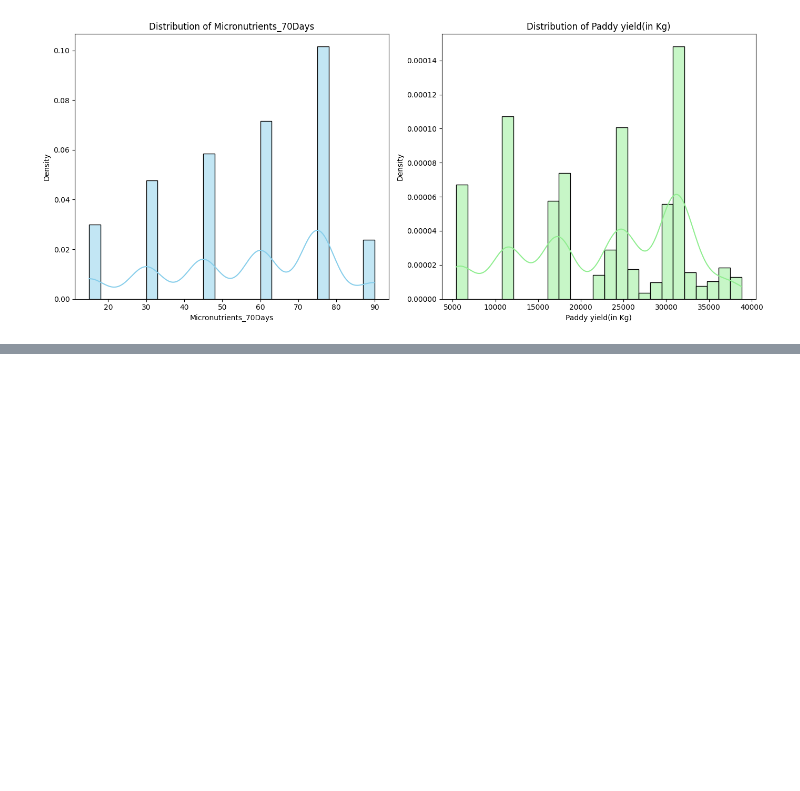
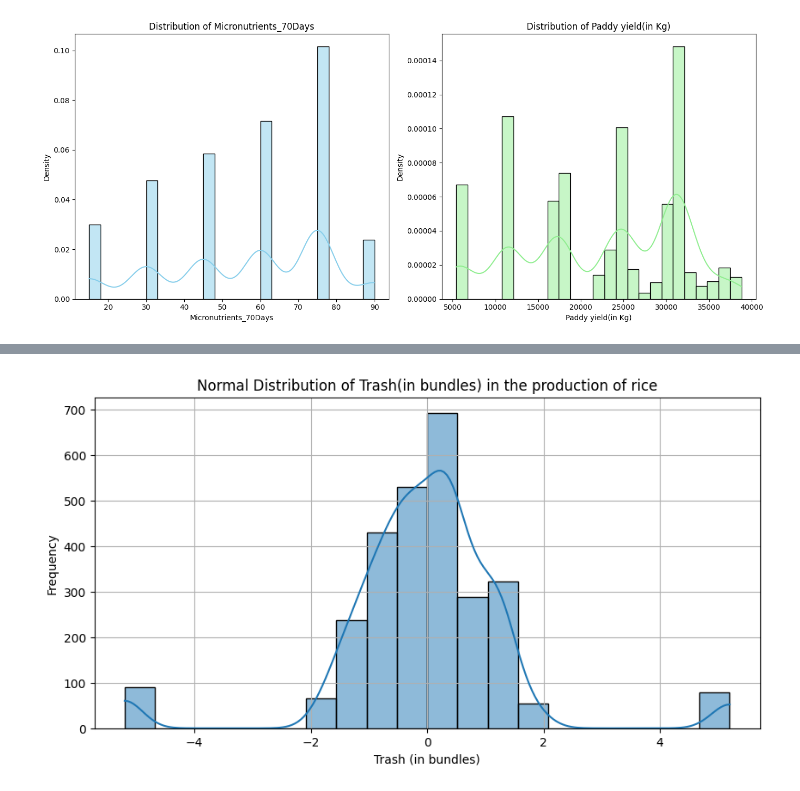
Before and after one commit to 2026726-dotcom/STDA, a Jupyter notebook: CA1.ipynb, the cells around one changed output, grey strips where cells are left out. Drawn from its saved outputs; the diff is of its cells as text; code cells hidden in the pictures; blank space fills up the shorter version.

Commit message:
Normal dist and Q1 & Q3

```diff
--- a/CA1.ipynb
+++ b/CA1.ipynb
@@ -356,0 +414,8 @@ plt.show()
+# %%
+#Because the dataset has not normal values, it's still possible to get a normal distribution using quantiles transformation.
+#
+from sklearn.preprocessing import QuantileTransformer
+qt = QuantileTransformer(output_distribution='normal', random_state=42) #this lines use 1000 quantiles per default, a Normal dist
+data['Trash(in bundles)_N'] = qt.fit_transform(data[['Trash(in bundles)']])
+
+data.head()
@@ -356,0 +430,10 @@ plt.show()
+# %%
+plt.figure(figsize=(10, 5))
+sns.histplot(data['Trash(in bundles)_N'], bins=20, kde=True)
+plt.title('Normal Distribution of Trash(in bundles) in the production of rice')
+plt.xlabel('Trash (in bundles)')
+plt.ylabel('Frequency')
+plt.grid()
+plt.show()
+# %% [output]
+[figure, added]
```
Also changed, not shown: parts of 29 cells of this notebook.
